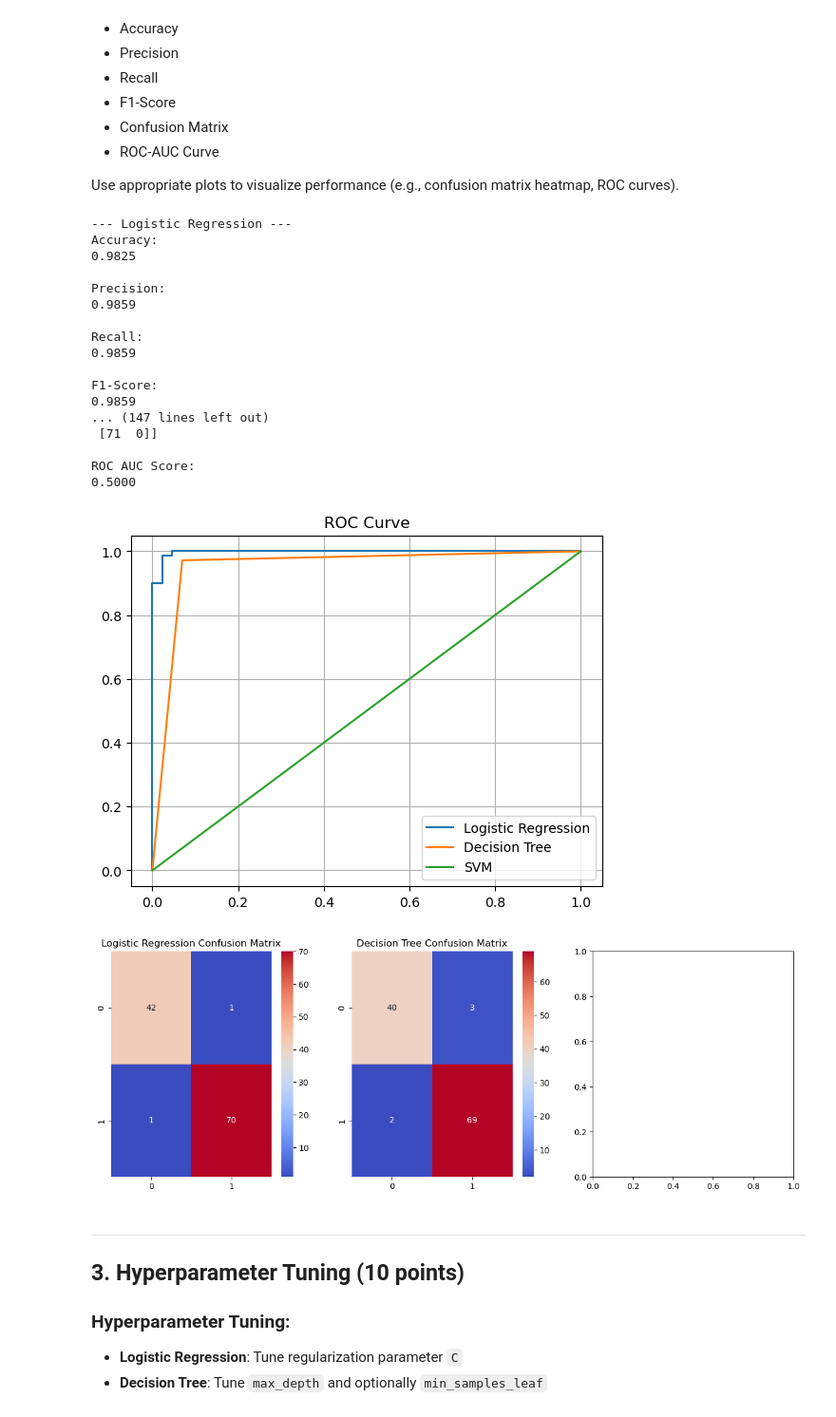
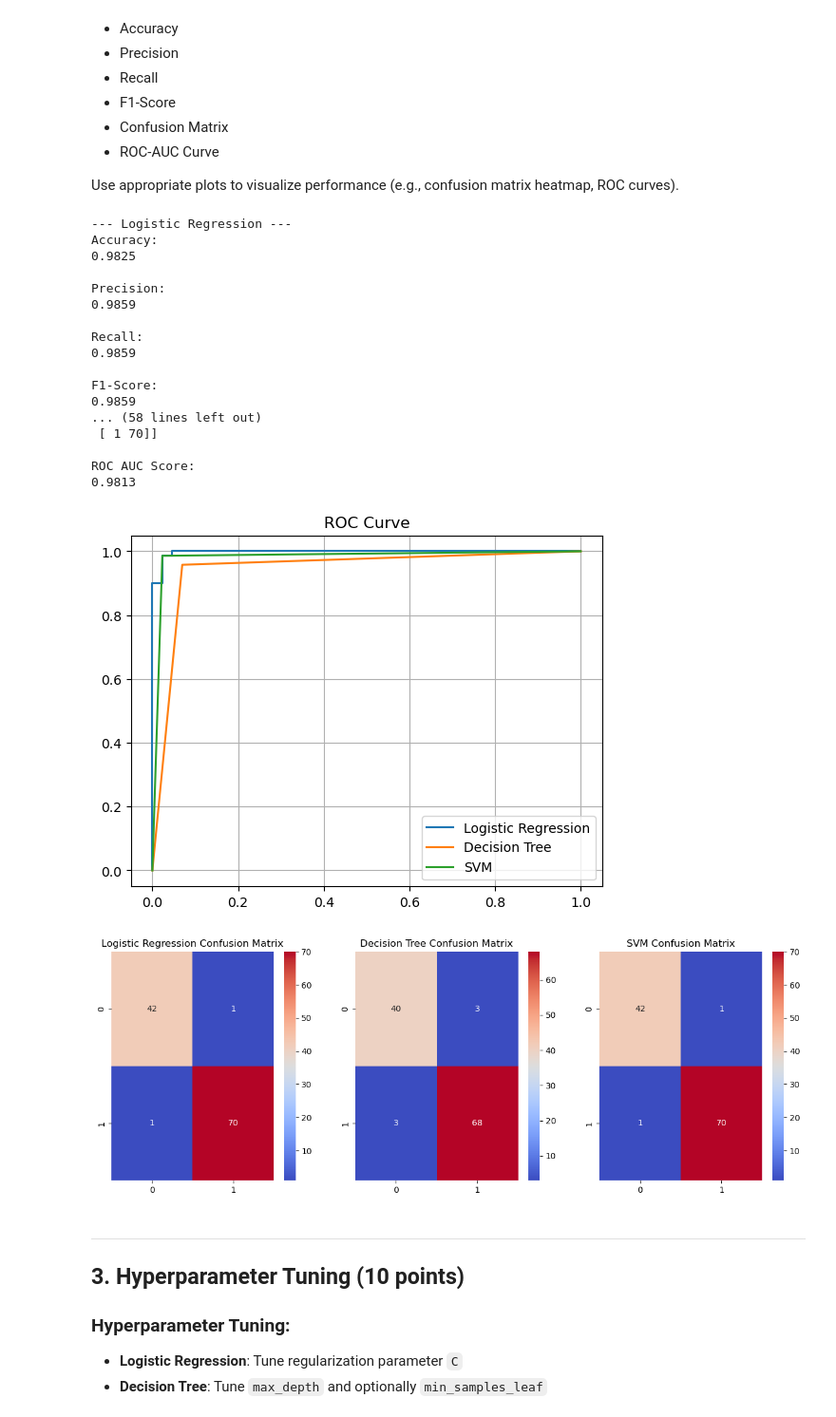
Before and after one commit to slomuscio/EN.685.621, a Jupyter notebook: homework_3/HW3 SP25.ipynb, the cells around one changed output. Shown at 95% size. Drawn from its saved outputs; the diff is of its cells as text; code cells hidden in the pictures.

```diff
--- a/homework_3/HW3 SP25.ipynb
+++ b/homework_3/HW3 SP25.ipynb
@@ -515,8 +519,11 @@ def train_svm(X, y):
     q = matrix(-np.ones(n_samples))
 
     # Constraining inequality matrices
-    G = matrix(-np.eye(n_samples))
-    h = matrix(np.zeros(n_samples))
+    # G = matrix(-np.eye(n_samples))
+    # h = matrix(np.zeros(n_samples))
+    C = 1.0
+    G = matrix(np.vstack((-np.eye(n_samples), np.eye(n_samples))))
+    h = matrix(np.hstack((np.zeros(n_samples), np.ones(n_samples) * C)))
 
     # Equality constraint matrices
     A = matrix(y.reshape(1, -1).astype('double'))
@@ -541,13 +548,23 @@ def train_svm(X, y):
 
 
 def predict_svm(X, w, b):
-    return np.sign(np.dot(X, w) + b )
+    return np.sign(np.dot(X, w) + b)
+# def predict_svm(X, w, b, return_scores=False):
+#     scores = np.dot(X, w) + b
+#     if return_scores:
+#         return scores
+#     return np.sign(scores)
 
-w, b, support_vector_indices = train_svm(X_train, y_train)
+
+print("--- SVM ---")
+y_train_svm = np.where(y_train==0, -1, 1)
+y_test_svm = np.where(y_test==0, -1, 1)
+
+w, b, support_vector_indices = train_svm(X_train, y_train_svm)
 y_pred_svm = predict_svm(X_test, w, b)
 
-cf_svm = get_metrics(y_test, y_pred_svm)
-fpr_svm, tpr_svm, thresh_svm = roc_curve(y_test, y_pred_svm)
+cf_svm = get_metrics(y_test_svm, y_pred_svm)
+fpr_svm, tpr_svm, thresh_svm = roc_curve(y_test_svm, y_pred_svm)
 
 
 # ROC Curves
@@ -557,38 +574,41 @@ plt.plot(fpr_svm, tpr_svm, label='SVM')
 plt.title('ROC Curve')
 plt.legend(loc='lower right')
 plt.grid(True)
 plt.show()
 
 # Confusion Matrix Heat Maps
 fig, axes = plt.subplots(nrows=1, ncols=3, figsize=(15, 5))
 
 sns.heatmap(cf_lr, annot=True, cmap='coolwarm', ax=axes[0])
 axes[0].set_title('Logistic Regression Confusion Matrix')
 
 sns.heatmap(cf_dt, annot=True, cmap='coolwarm', ax=axes[1])
 axes[1].set_title('Decision Tree Confusion Matrix')
 
+sns.heatmap(cf_svm, annot=True, cmap='coolwarm', ax=axes[2])
+axes[2].set_title('SVM Confusion Matrix')
+
 plt.show()
 # %% [output]
 --- Logistic Regression ---
 Accuracy:
 0.9825
 
 Precision:
 0.9859
 
 Recall:
 0.9859
 
 F1-Score:
 0.9859
-... (147 lines left out)
- [71  0]]
+... (58 lines left out)
+ [ 1 70]]
 
 ROC AUC Score:
-0.5000
+0.9813
-[figure, old version]
+[figure, new version]
-[figure, old version]
+[figure, new version]
 # %% [markdown]
 ---
 
```
Also changed, not shown: parts of 3 cells of this notebook.
